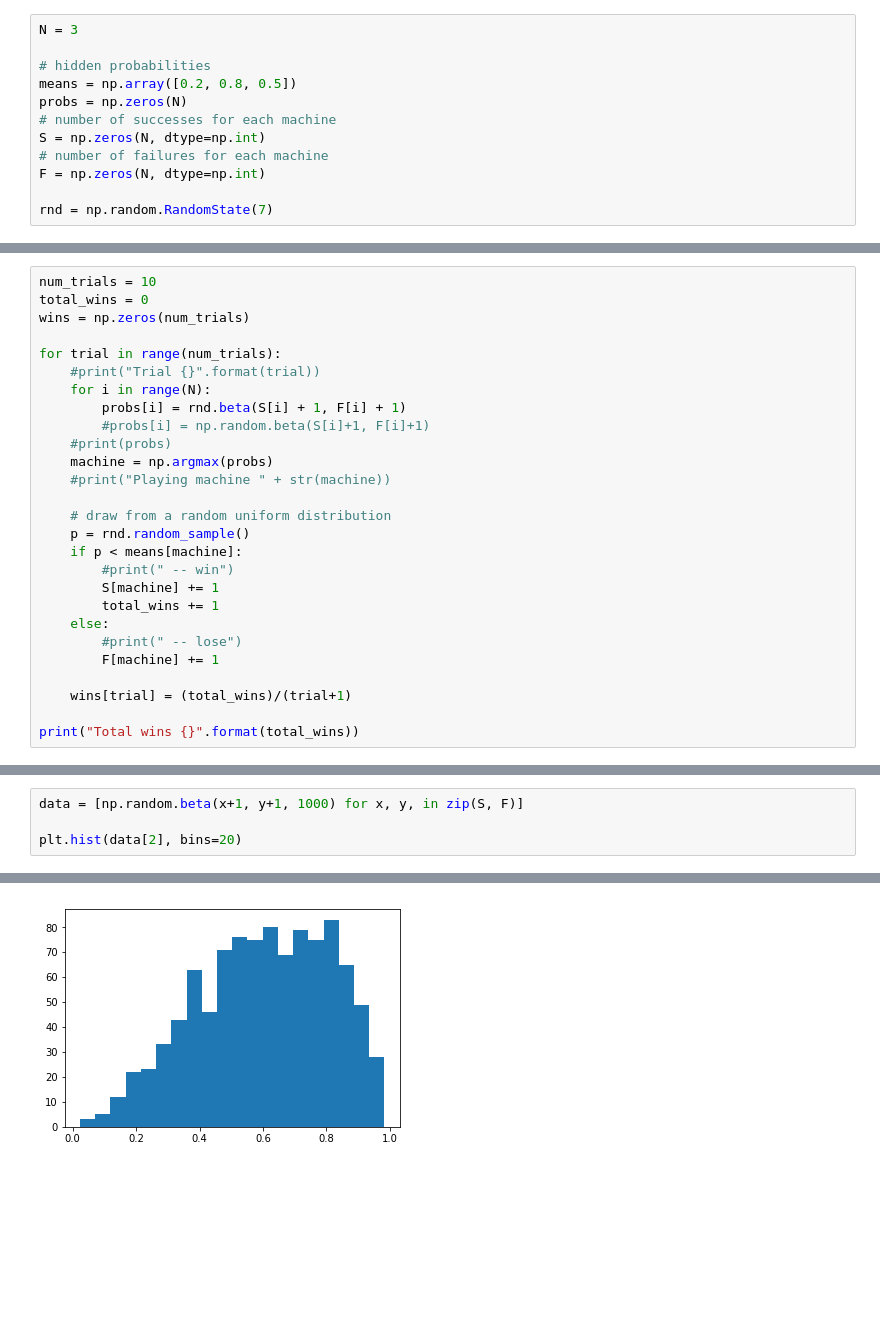
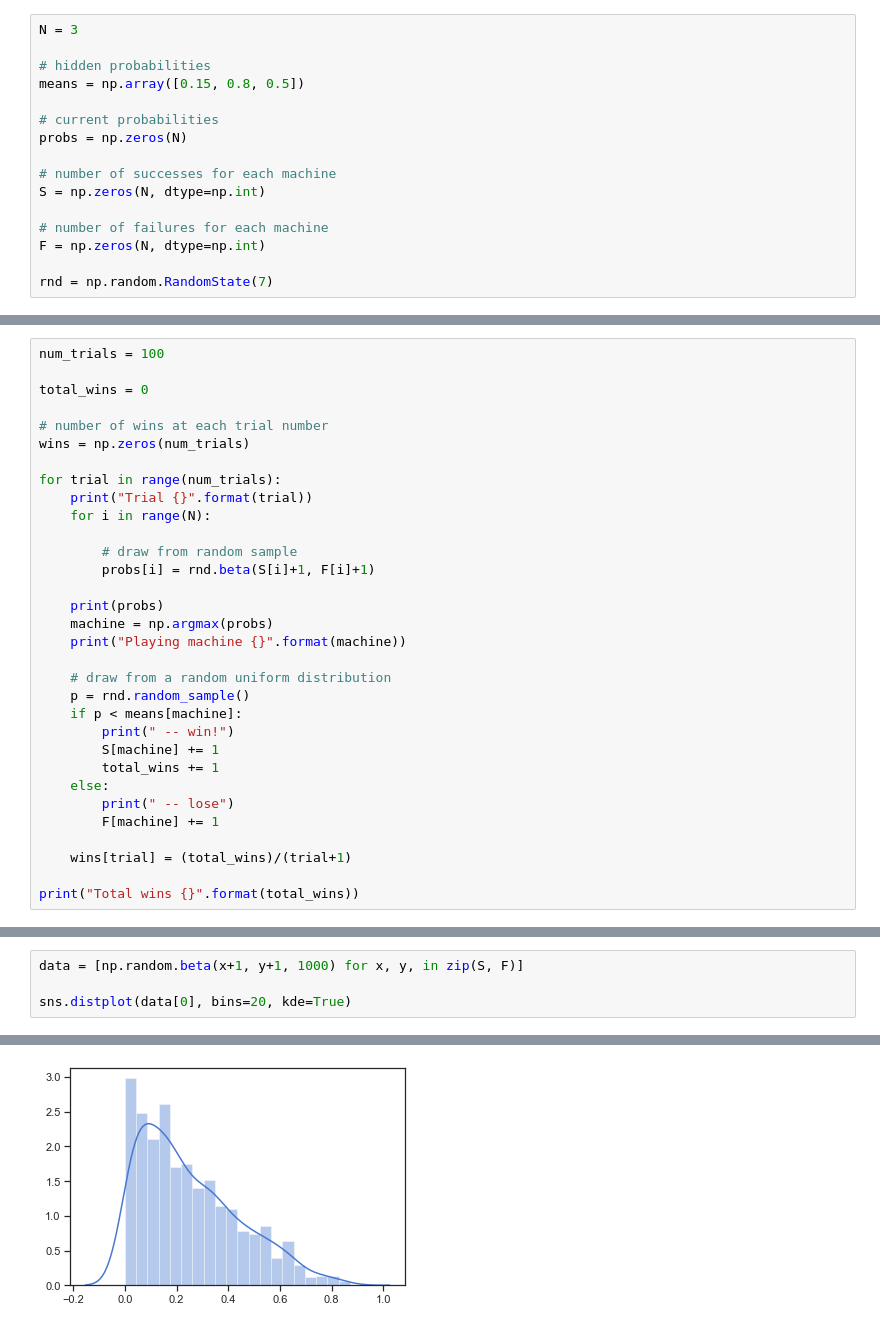
Before and after one commit to rfdickerson/multiarmed-bandits, a Jupyter notebook: Multi-armed bandits.ipynb, the cells around one changed output, grey strips where cells are left out. Drawn from its saved outputs; the diff is of its cells as text; blank space fills up the shorter version.

```diff
--- a/Multi-armed bandits.ipynb
+++ b/Multi-armed bandits.ipynb
@@ -4,10 +9,14 @@ import numpy as np
 N = 3
 
 # hidden probabilities
-means = np.array([0.2, 0.8, 0.5])
+means = np.array([0.15, 0.8, 0.5])
+
+# current probabilities
 probs = np.zeros(N)
+
 # number of successes for each machine
 S = np.zeros(N, dtype=np.int)
+
 # number of failures for each machine
 F = np.zeros(N, dtype=np.int)
 
@@ -15,25 +26,30 @@ rnd = np.random.RandomState(7)
 # %%
-num_trials = 10
+num_trials = 100
+
 total_wins = 0
+
+# number of wins at each trial number
 wins = np.zeros(num_trials)
 
 for trial in range(num_trials):
-    #print("Trial {}".format(trial))
+    print("Trial {}".format(trial))
     for i in range(N):
-        probs[i] = rnd.beta(S[i] + 1, F[i] + 1)
-        #probs[i] = np.random.beta(S[i]+1, F[i]+1)
-    #print(probs)
+
+        # draw from random sample
+        probs[i] = rnd.beta(S[i]+1, F[i]+1)
+
+    print(probs)
     machine = np.argmax(probs)
-    #print("Playing machine " + str(machine))
+    print("Playing machine {}".format(machine))
 
     # draw from a random uniform distribution
     p = rnd.random_sample()
     if p < means[machine]:
-        #print(" -- win")
+        print(" -- win!")
         S[machine] += 1
         total_wins += 1
     else:
-        #print(" -- lose")
+        print(" -- lose")
         F[machine] += 1
 
     wins[trial] = (total_wins)/(trial+1)
@@ -75,5 +92,5 @@ Text(0, 0.5, 'Probability')
 # %%
 data = [np.random.beta(x+1, y+1, 1000) for x, y, in zip(S, F)]
 
-plt.hist(data[2], bins=20)
+sns.distplot(data[0], bins=20, kde=True)
 # %% [output]
@@ -88,3 +98,3 @@ plt.hist(data[2], bins=20)
-[figure, old version]
+[figure, new version]
 # %%
 import seaborn as sns
```
Also changed, not shown: parts of 11 cells of this notebook, 2 other files.
